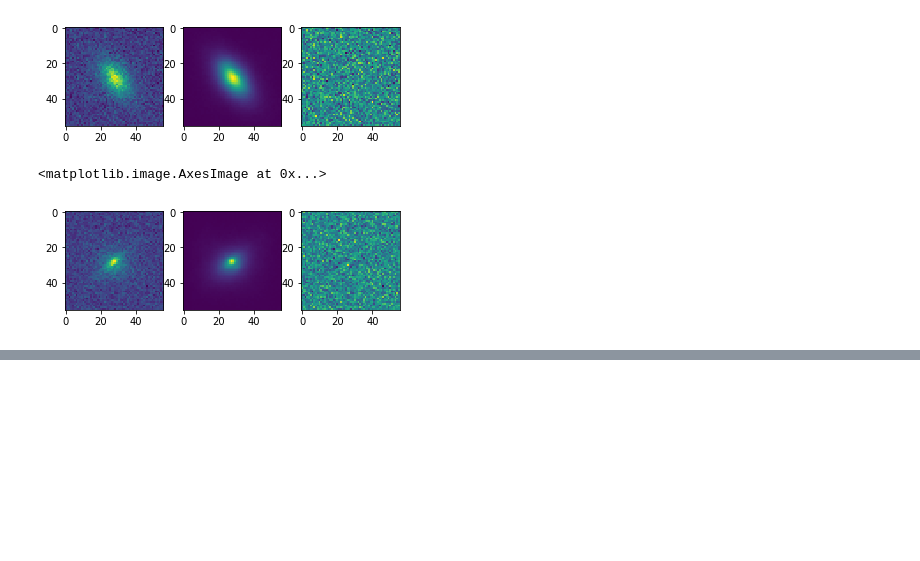
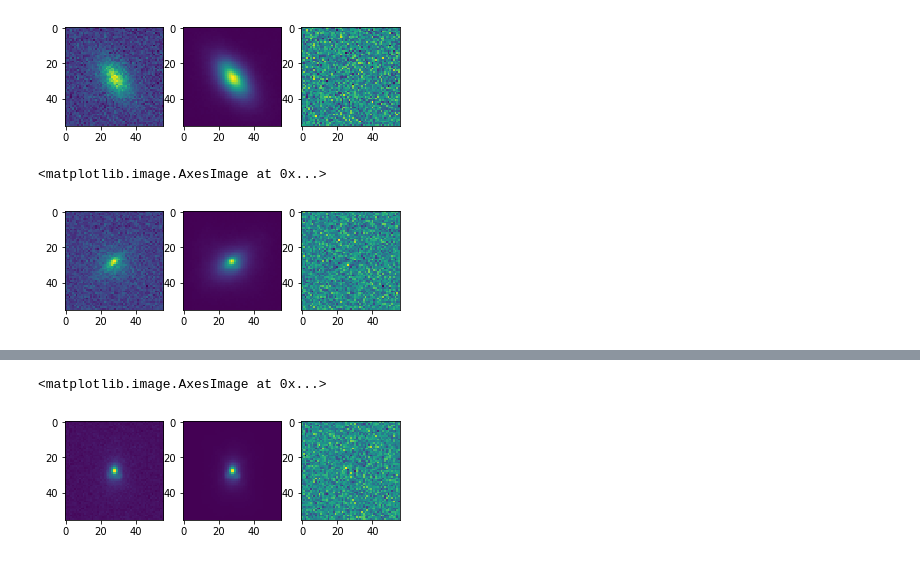
Before and after one commit to JunYinDM/GalaxyGenerativeModel, a Jupyter notebook: Res_917_ae6_l1.ipynb, the cells around one changed output, grey strips where cells are left out. Cells and saved outputs as stored; diff of their text form; code cells hidden in the pictures; blank space fills up the shorter version.

```diff
--- a/Res_917_ae6_l1.ipynb
+++ b/Res_917_ae6_l1.ipynb
@@ -84,0 +175,13 @@ plt.imshow(a1-a2)
+# %%
+img_in=res_in[1][0]
+img_out=res_out[1][0]
+
+plt.subplot(1, 3, 1)
+plt.imshow(img_in)
+plt.subplot(1, 3, 2)
+plt.imshow(img_out)
+plt.subplot(1, 3, 3)
+plt.imshow(img_in-img_out)
+# %% [output]
+<matplotlib.image.AxesImage at 0x...>
+[figure, added]
```
Also changed, not shown: parts of 13 cells of this notebook.
